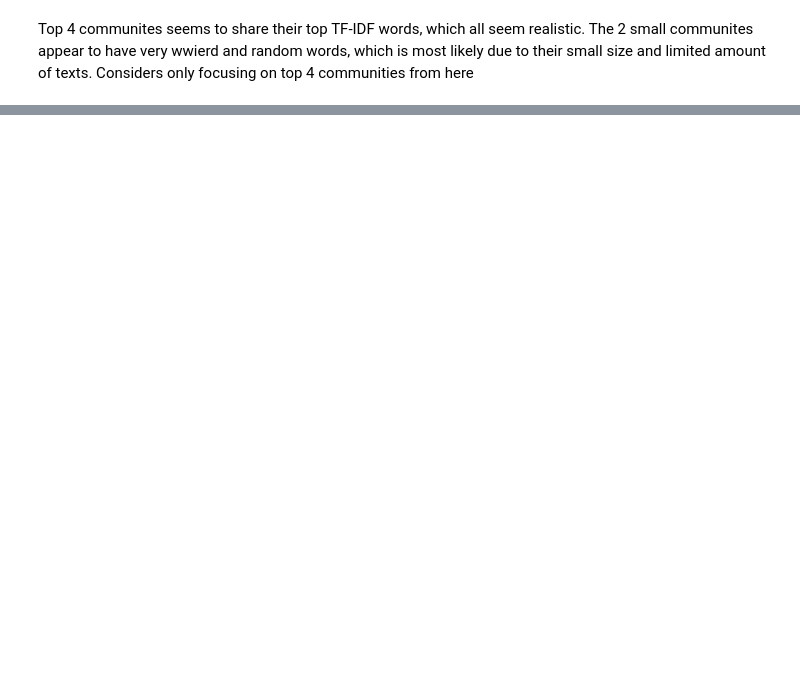
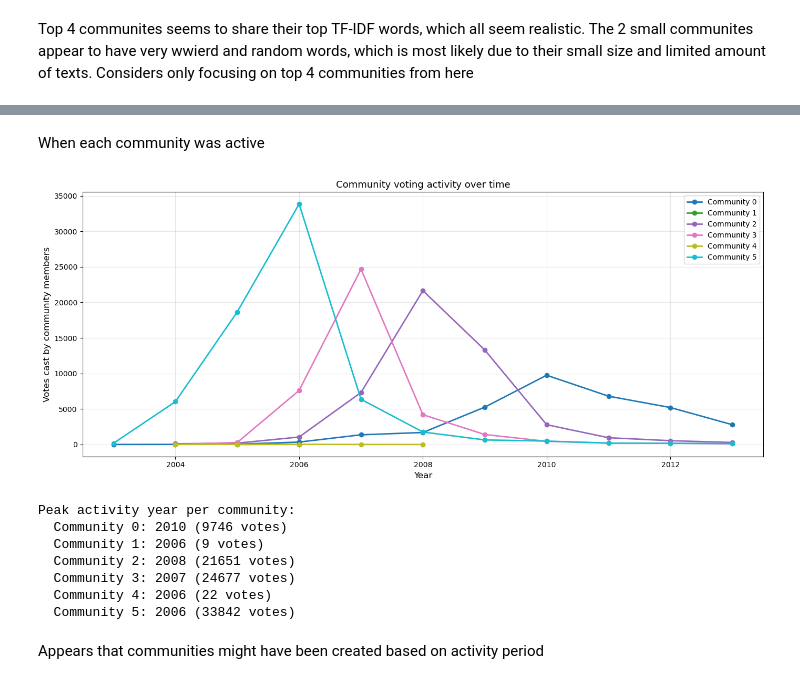
Before and after one commit to Stampe04/CSS_Final, a Jupyter notebook: Notebook.ipynb, the cells around one changed output, grey strips where cells are left out. Saved outputs shown, nothing was run; the diff lists cells and outputs as text; code cells hidden in the pictures; blank space fills up the shorter version.

```diff
--- a/Notebook.ipynb
+++ b/Notebook.ipynb
@@ -435,0 +572,51 @@ Top 4 communites seems to share their top TF-IDF words, which all seem realistic
+# %% [markdown]
+When each community was active
+# %%
+# Only keep votes where the voter belongs to a known community
+df_comm = df[df["voter_community"].notna()].copy()
+df_comm["voter_community"] = df_comm["voter_community"].astype(int)
+
+# Count votes cast per community per year
+comm_year = (
+    df_comm.groupby(["year", "voter_community"])
+    .size()
+    .reset_index(name="votes")
+)
+
+fig, ax = plt.subplots(figsize=(14, 6))
+
+for comm in sorted(df_comm["voter_community"].unique()):
+    subset = comm_year[comm_year["voter_community"] == comm]
+    ax.plot(
+        subset["year"], subset["votes"],
+        marker="o", linewidth=2, label=f"Community {comm}",
+        color=COMM_COLORS.get(comm, "#aaaaaa")
+    )
+
+ax.set_xlabel("Year", fontsize=12)
+ax.set_ylabel("Votes cast by community members", fontsize=12)
+ax.set_title("Community voting activity over time", fontsize=13)
+ax.legend(fontsize=10)
+ax.grid(alpha=0.3)
+
+plt.tight_layout()
+plt.savefig("temporal_community_activity.png", dpi=150)
+plt.show()
+
+# Also print peak year per community
+print("Peak activity year per community:")
+for comm in sorted(df_comm["voter_community"].unique()):
+    subset = comm_year[comm_year["voter_community"] == comm]
+    peak = subset.loc[subset["votes"].idxmax()]
+    print(f"  Community {comm}: {int(peak['year'])} ({int(peak['votes'])} votes)")
+# %% [output]
+[figure, added]
+Peak activity year per community:
+  Community 0: 2010 (9746 votes)
+  Community 1: 2006 (9 votes)
+  Community 2: 2008 (21651 votes)
+  Community 3: 2007 (24677 votes)
+  Community 4: 2006 (22 votes)
+  Community 5: 2006 (33842 votes)
+# %% [markdown]
+Appears that communities might have been created based on activity period
```
Also changed, not shown: parts of 8 cells of this notebook, 2 other files.
